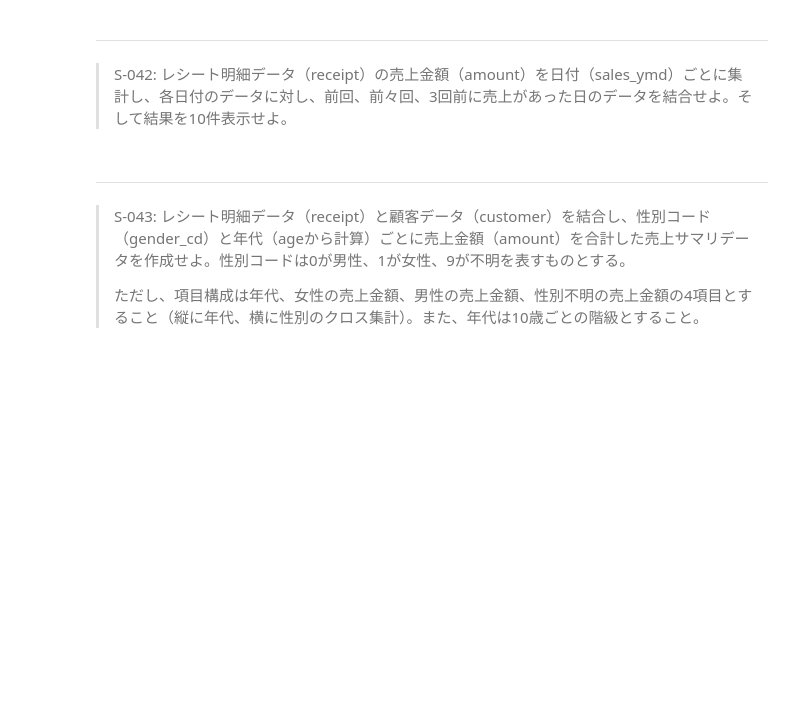
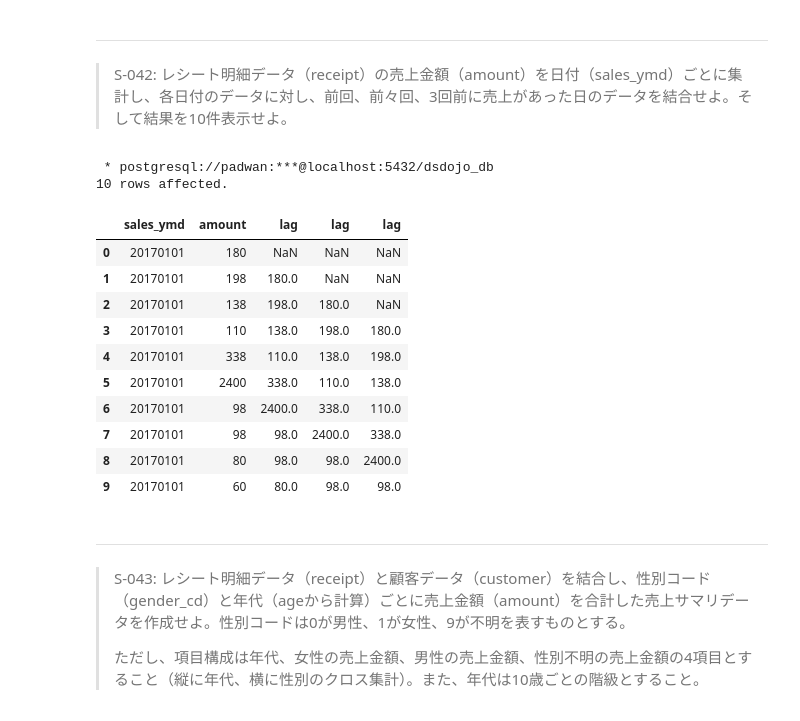
Before and after one commit to baoruiqi98120/sql, a Jupyter notebook: preprocess_knock_SQL_Colab.ipynb, the cells around one changed output. Cells and saved outputs as stored; diff of their text form; code cells hidden in the pictures; blank space fills up the shorter version.

```diff
--- a/preprocess_knock_SQL_Colab.ipynb
+++ b/preprocess_knock_SQL_Colab.ipynb
@@ -527,3 +1291,30 @@ limit
+# %%
+%%sql
+select
+    sales_ymd
+    ,amount
+    ,lag(amount,1) over (order by sales_ymd)
+    ,lag(amount,2) over (order by sales_ymd)
+    ,lag(amount,3) over (order by sales_ymd)
+from
+    receipt
+limit
+    10
+;
+# %% [output]
+ * postgresql://padwan:***@localhost:5432/dsdojo_db
+10 rows affected.
+|  | sales_ymd | amount | lag | lag | lag |
+| 0 | 20170101 | 180 | NaN | NaN | NaN |
+| 1 | 20170101 | 198 | 180.0 | NaN | NaN |
+| 2 | 20170101 | 138 | 198.0 | 180.0 | NaN |
+| 3 | 20170101 | 110 | 138.0 | 198.0 | 180.0 |
+| 4 | 20170101 | 338 | 110.0 | 138.0 | 198.0 |
+| 5 | 20170101 | 2400 | 338.0 | 110.0 | 138.0 |
+| 6 | 20170101 | 98 | 2400.0 | 338.0 | 110.0 |
+| 7 | 20170101 | 98 | 98.0 | 2400.0 | 338.0 |
+| 8 | 20170101 | 80 | 98.0 | 98.0 | 2400.0 |
+| 9 | 20170101 | 60 | 80.0 | 98.0 | 98.0 |
 # %% [markdown]
 ---
 > S-043: レシート明細データ（receipt）と顧客データ（customer）を結合し、性別コード（gender_cd）と年代（ageから計算）ごとに売上金額（amount）を合計した売上サマリデータを作成せよ。性別コードは0が男性、1が女性、9が不明を表すものとする。
```
Also changed, not shown: parts of 104 cells of this notebook.
